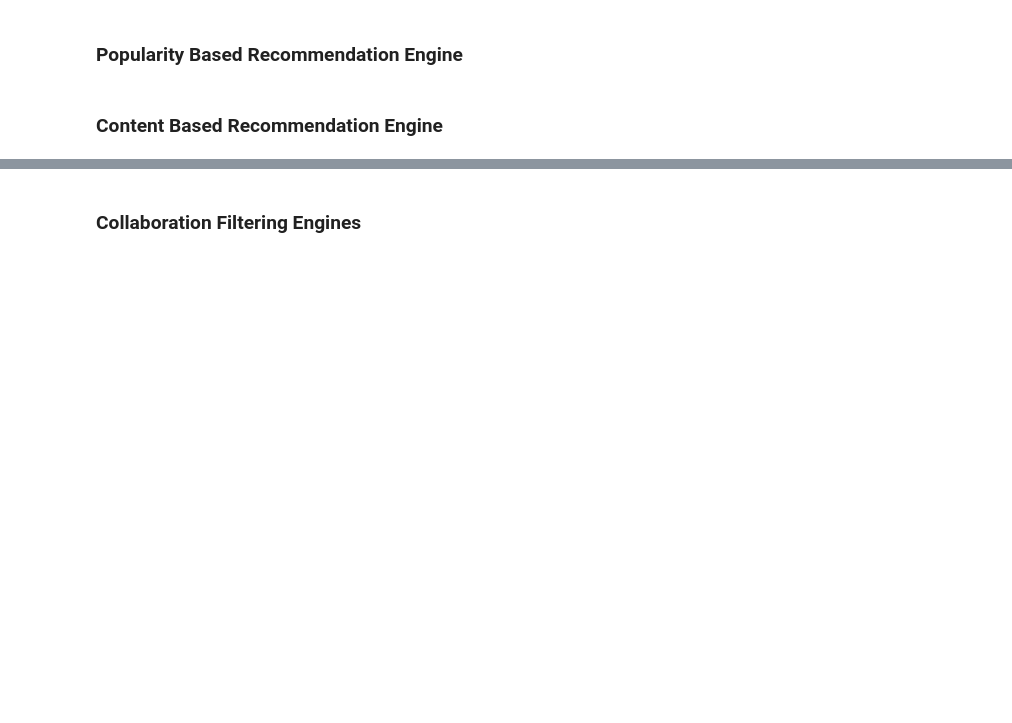
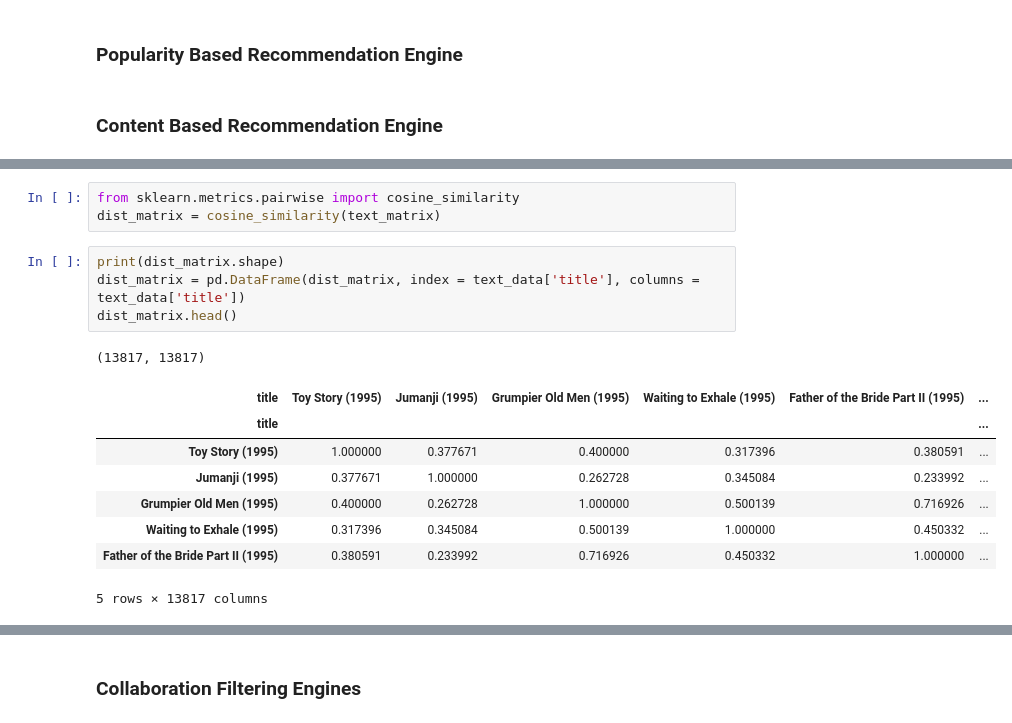
Before and after one commit to titusndondo/unsupervised-predict-streamlit-template, a Jupyter notebook: predict_deliverables/EDA.ipynb, the cells around one changed output, grey strips where cells are left out. Cells and saved outputs as stored; diff of their text form; blank space fills up the shorter version.

```diff
--- a/predict_deliverables/EDA.ipynb
+++ b/predict_deliverables/EDA.ipynb
@@ -577,0 +679,17 @@ plt.show()
+# %%
+from sklearn.metrics.pairwise import cosine_similarity
+dist_matrix = cosine_similarity(text_matrix)
+# %%
+print(dist_matrix.shape)
+dist_matrix = pd.DataFrame(dist_matrix, index = text_data['title'], columns = text_data['title'])
+dist_matrix.head()
+# %% [output]
+(13817, 13817)
+| title | Toy Story (1995) | Jumanji (1995) | Grumpier Old Men (1995) | Waiting to Exhale (1995) | Father of the Bride Part II (1995) | ... |
+| title |  |  |  |  |  | ... |
+| Toy Story (1995) | 1.000000 | 0.377671 | 0.400000 | 0.317396 | 0.380591 | ... |
+| Jumanji (1995) | 0.377671 | 1.000000 | 0.262728 | 0.345084 | 0.233992 | ... |
+| Grumpier Old Men (1995) | 0.400000 | 0.262728 | 1.000000 | 0.500139 | 0.716926 | ... |
+| Waiting to Exhale (1995) | 0.317396 | 0.345084 | 0.500139 | 1.000000 | 0.450332 | ... |
+| Father of the Bride Part II (1995) | 0.380591 | 0.233992 | 0.716926 | 0.450332 | 1.000000 | ... |
+5 rows × 13817 columns
```
Also changed, not shown: parts of 15 cells of this notebook.
